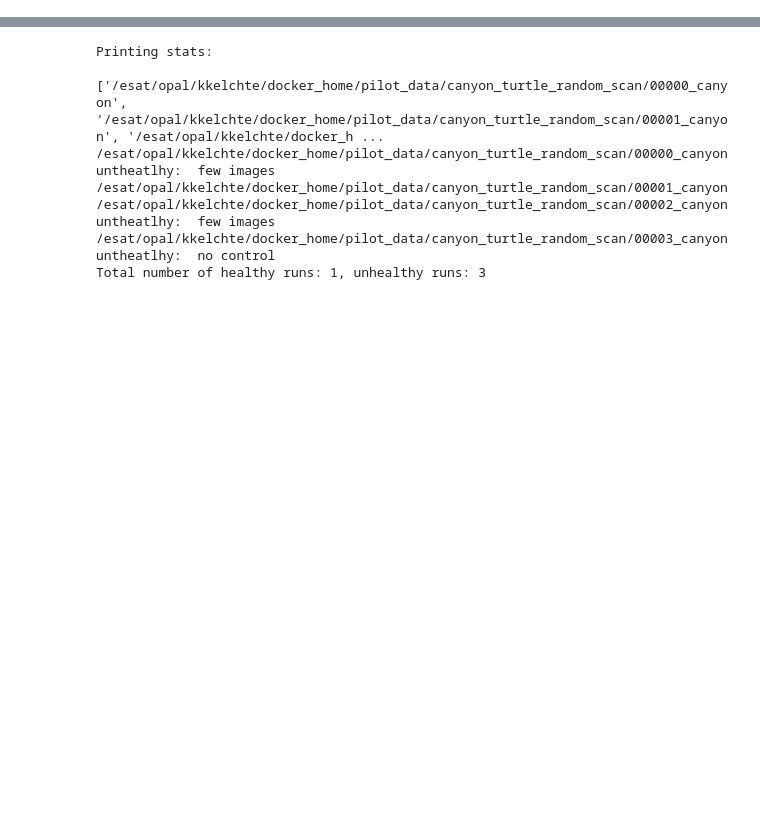
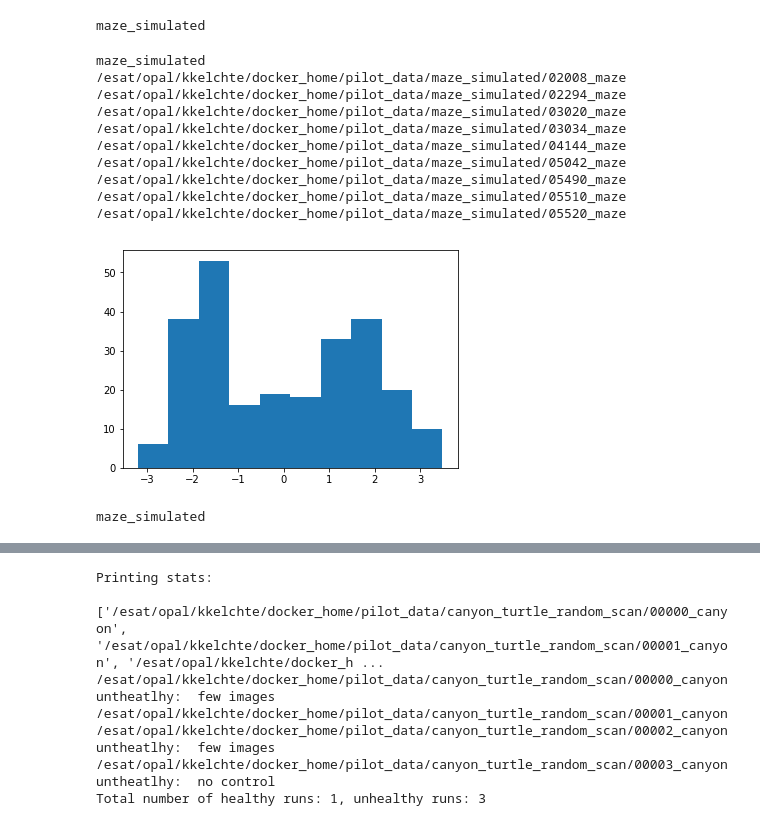
Before and after one commit to kkelchte/pilot, a Jupyter notebook: scripts/cleanup_dataset.ipynb, the cells around one changed output, grey strips where cells are left out. Cells and saved outputs as stored; diff of their text form; code cells hidden in the pictures; blank space fills up the shorter version.

```diff
--- a/scripts/cleanup_dataset.ipynb
+++ b/scripts/cleanup_dataset.ipynb
@@ -11,10 +11,13 @@ import matplotlib.patches as mpatches
 # root_dir='/esat/opal/kkelchte/docker_home/pilot_data/canyon_rl_turtle_collision_free'
 root_dir='/esat/opal/kkelchte/docker_home/pilot_data'
 
-data_dirs=sorted([d for d in os.listdir(root_dir) if d.startswith('canyon_turtle_random_scan')])
+data_dirs=sorted([d for d in os.listdir(root_dir) if d.startswith('maze_simulated')])
 # data_dirs=sorted([d for d in os.listdir(root_dir) if os.path.isdir(root_dir+'/'+d)])
 
 print("cleaning up "+str(len(data_dirs))+" folders:")
 print data_dirs
+
+minimum_run_duration=20
+collision_duration=5
 # %% [output]
 cleaning up 1 folders:
@@ -21,0 +38,9 @@ cleaning up 1 folders:
+# %%
+# If ok delete all the folders with less than 20
+for d in data_dirs:
+    print d
+    for r in sorted([root_dir+'/'+d+'/'+r for r in os.listdir(root_dir+'/'+d) if r.startswith('0')]):
+        print r
+        if len(os.listdir(r+'/RGB')) < minimum_run_duration:
+            print "REMOVED"
+            shutil.rmtree(r)
@@ -21,0 +65,50 @@ cleaning up 1 folders:
+# %%
+# check if control and scan readings are there
+ctrs=[]
+for d in data_dirs:
+    print d
+    for r in sorted([root_dir+'/'+d+'/'+r for r in os.listdir(root_dir+'/'+d) if r.startswith('0')]):
+        if not os.path.isfile(r+'/control_info.txt') or not os.path.isfile(r+'/scan.txt'):
+            print r
+            print 'WILL BE REMOVED DUE TO NO CONTROL / SCAN'
+#             shutil.rmtree(r)
+# %% [output]
+maze_simulated
+# %%
+# plot control info
+ctrs=[]
+for d in data_dirs:
+    print d
+    for r in sorted([root_dir+'/'+d+'/'+r for r in os.listdir(root_dir+'/'+d) if r.startswith('0')]):
+        print r
+        ctr_file = open(r+'/control_info.txt','r')
+        ctrs.extend([float(l.split(' ')[6][:-1]) for l in ctr_file.readlines()[2:]])
+        ctr_file.close()
+# plt.hist(ctrs,bins=[-2,-1,0,1,2])
+plt.hist(ctrs)
+plt.show()
+# %% [output]
+maze_simulated
+/esat/opal/kkelchte/docker_home/pilot_data/maze_simulated/02008_maze
+/esat/opal/kkelchte/docker_home/pilot_data/maze_simulated/02294_maze
+/esat/opal/kkelchte/docker_home/pilot_data/maze_simulated/03020_maze
+/esat/opal/kkelchte/docker_home/pilot_data/maze_simulated/03034_maze
+/esat/opal/kkelchte/docker_home/pilot_data/maze_simulated/04144_maze
+/esat/opal/kkelchte/docker_home/pilot_data/maze_simulated/05042_maze
+/esat/opal/kkelchte/docker_home/pilot_data/maze_simulated/05490_maze
+/esat/opal/kkelchte/docker_home/pilot_data/maze_simulated/05510_maze
+/esat/opal/kkelchte/docker_home/pilot_data/maze_simulated/05520_maze
+[figure, added]
+# %%
+# create collision labels of last 5 frames
+for d in data_dirs:
+    print d
+    for r in sorted([root_dir+'/'+d+'/'+r for r in os.listdir(root_dir+'/'+d) if r.startswith('0')]):
+        collision_file = open(r+'/collision_info.txt','w')
+        images=sorted([int(im.split('.')[0]) for im in os.listdir(r+'/RGB')] )
+        collision_labels={im:0 if im in images[:-collision_duration] else 1 for im in images}
+        for k in sorted(collision_labels.keys()):
+            collision_file.write("{0:010d} {1}\n".format(k, collision_labels[k]))
+        collision_file.close()
+# %% [output]
+maze_simulated
```
Also changed, not shown: parts of 9 cells of this notebook, 12 other files.
